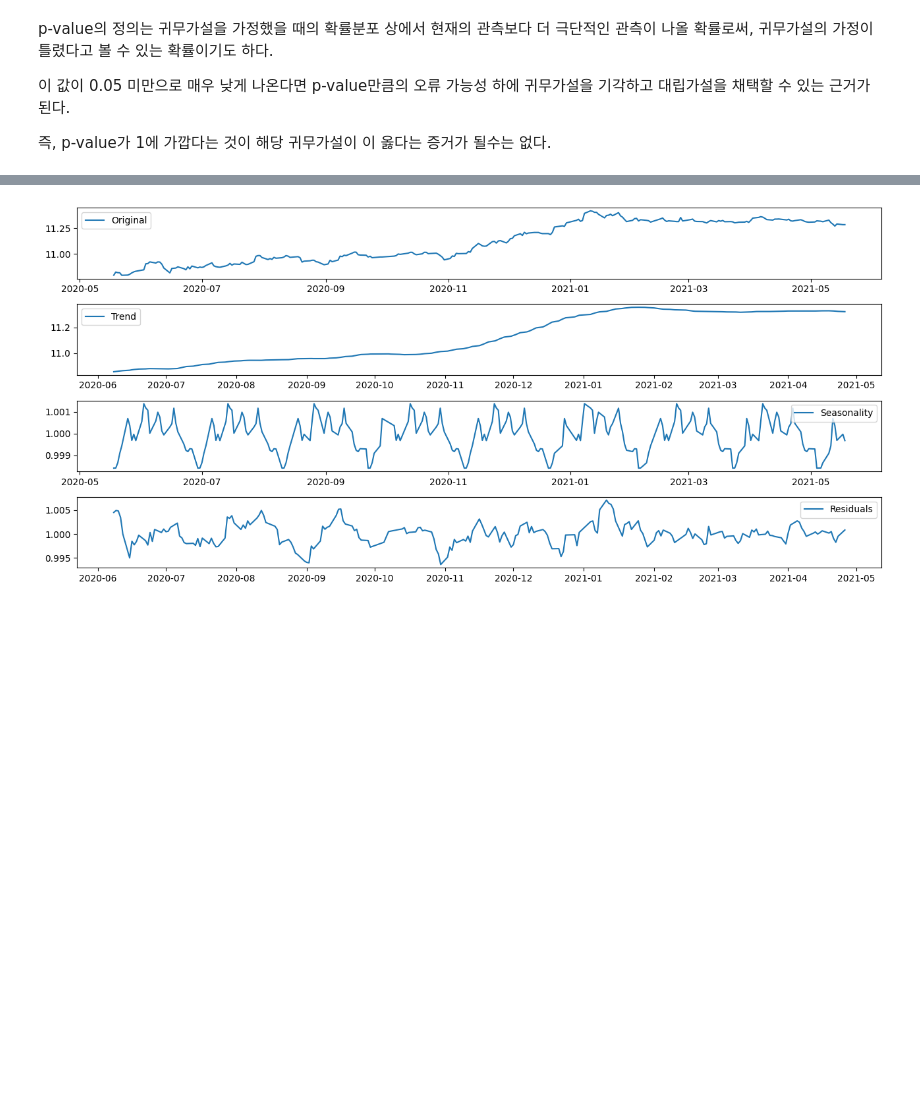
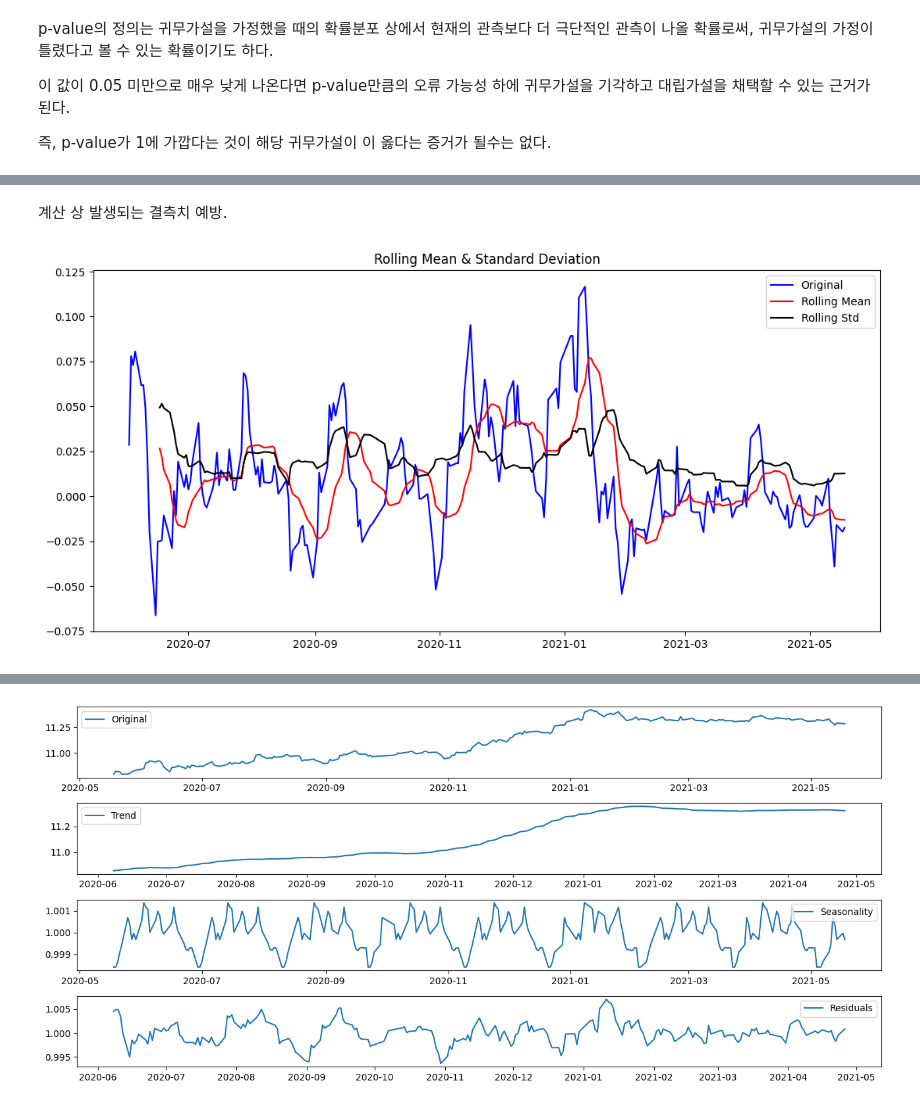
Before and after one commit to F100d4U/Exploration, a Jupyter notebook: [ep03]stock_cheat.ipynb, the cells around one changed output, grey strips where cells are left out. Saved outputs shown, nothing was run; the diff lists cells and outputs as text; code cells hidden in the pictures; blank space fills up the shorter version.

```diff
--- a/[ep03]stock_cheat.ipynb
+++ b/[ep03]stock_cheat.ipynb
@@ -215,0 +261,3 @@ p-value의 정의는 귀무가설을 가정했을 때의 확률분포 상에서
+# %%
+ts_log_moving_avg = ts_log - moving_avg
+ts_log_moving_avg.head(15)
@@ -215,0 +284,3 @@ p-value의 정의는 귀무가설을 가정했을 때의 확률분포 상에서
+# %%
+ts_log_moving_avg.dropna(inplace=True)
+ts_log_moving_avg.head(15)
@@ -215,0 +305,6 @@ p-value의 정의는 귀무가설을 가정했을 때의 확률분포 상에서
+# %% [markdown]
+계산 상 발생되는 결측치 예방.
+# %%
+plot_rolling_statistics(ts_log_moving_avg)
+# %% [output]
+[figure, added]
```
Also changed, not shown: parts of 32 cells of this notebook.
